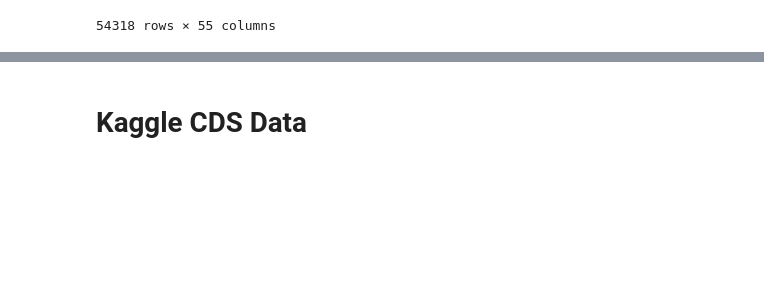
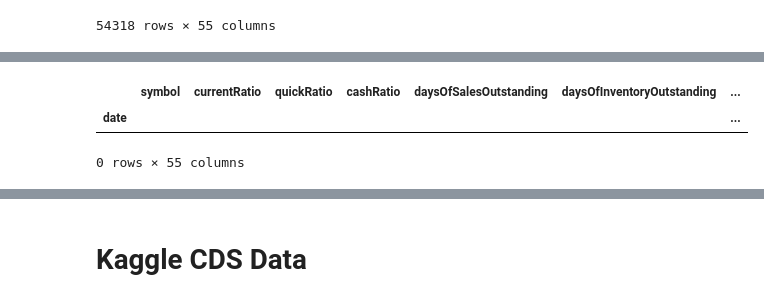
Before and after one commit to veeyuen/credit-spreads, a Jupyter notebook: build_dataframe.ipynb, the cells around one changed output, grey strips where cells are left out. Drawn from its saved outputs; the diff is of its cells as text; code cells hidden in the pictures; blank space fills up the shorter version.

```diff
--- a/build_dataframe.ipynb
+++ b/build_dataframe.ipynb
@@ -974,0 +993,10 @@ ratios
+# %%
+# Show rows containing only NaN values
+
+ratios_nan_rows = ratios[ratios.isnull().all(axis=1)]
+
+ratios_nan_rows
+# %% [output]
+|  | symbol | currentRatio | quickRatio | cashRatio | daysOfSalesOutstanding | daysOfInventoryOutstanding | ... |
+| date |  |  |  |  |  |  | ... |
+0 rows × 55 columns
```
Also changed, not shown: parts of 25 cells of this notebook.
